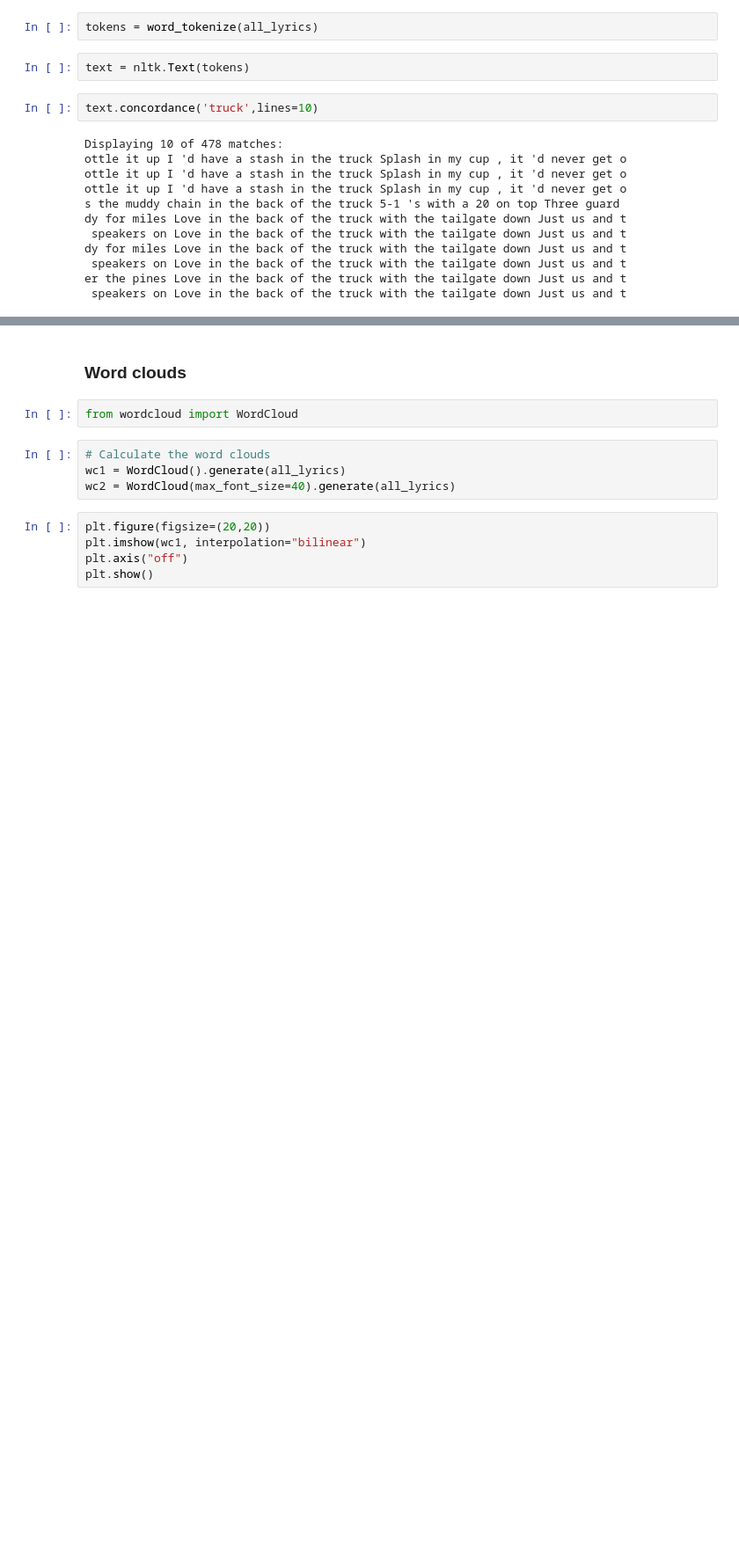
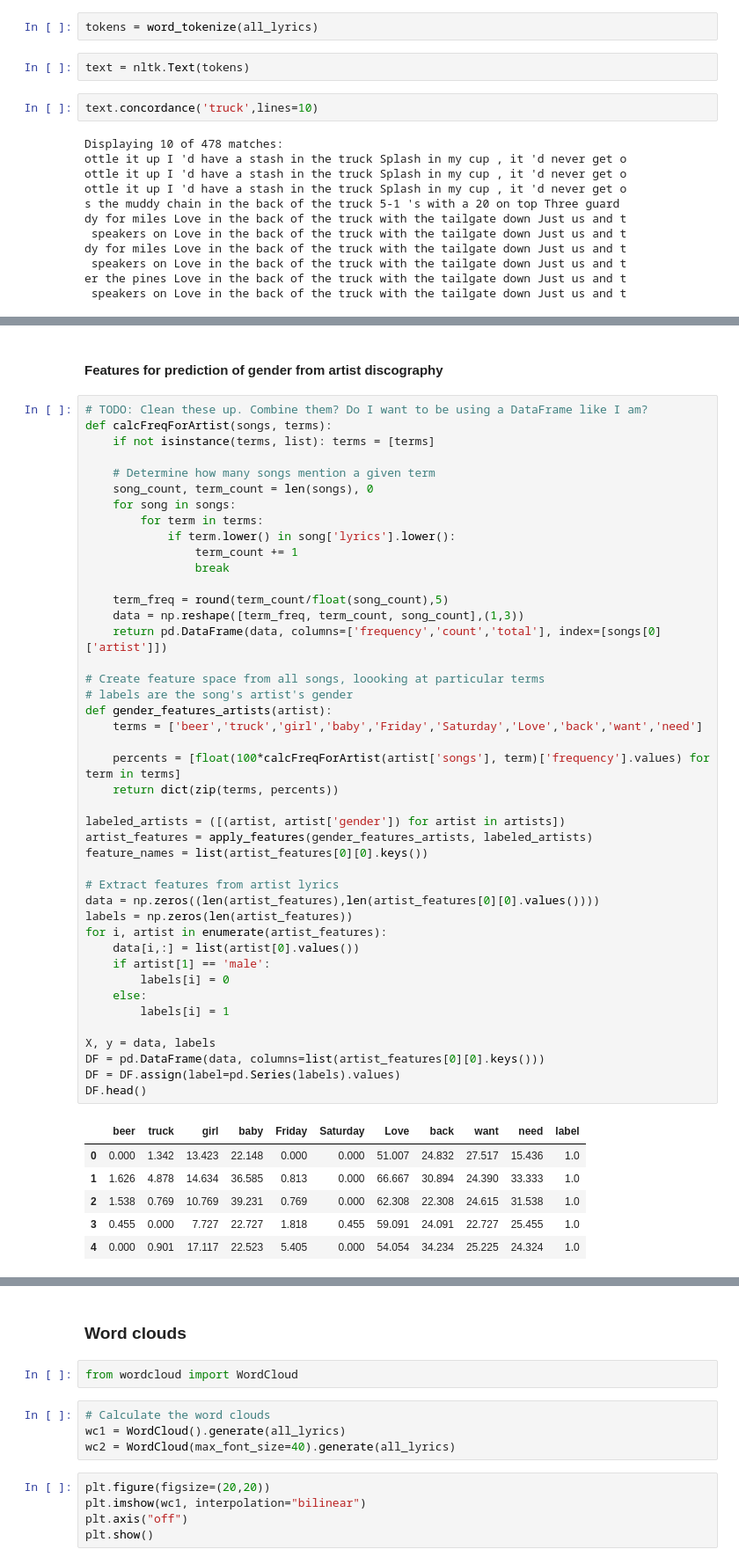
Before and after one commit to johnwmillr/trucks-and-beer, a Jupyter notebook: countryArtists.ipynb, the cells around one changed output, grey strips where cells are left out. Shown: that part at 88% size. Cells and saved outputs as stored; diff of their text form; blank space fills up the shorter version.

```diff
--- a/countryArtists.ipynb
+++ b/countryArtists.ipynb
@@ -502,0 +476,52 @@ er the pines Love in the back of the truck with the tailgate down Just us and t
+# %% [markdown]
+#### Features for prediction of gender from artist discography
+# %%
+# TODO: Clean these up. Combine them? Do I want to be using a DataFrame like I am?
+def calcFreqForArtist(songs, terms):
+    if not isinstance(terms, list): terms = [terms]
+
+    # Determine how many songs mention a given term
+    song_count, term_count = len(songs), 0
+    for song in songs:
+        for term in terms:
+            if term.lower() in song['lyrics'].lower():
+                term_count += 1
+                break
+
+    term_freq = round(term_count/float(song_count),5)
+    data = np.reshape([term_freq, term_count, song_count],(1,3))
+    return pd.DataFrame(data, columns=['frequency','count','total'], index=[songs[0]['artist']])
+
+# Create feature space from all songs, loooking at particular terms
+# labels are the song's artist's gender
+def gender_features_artists(artist):
+    terms = ['beer','truck','girl','baby','Friday','Saturday','Love','back','want','need']
+
+    percents = [float(100*calcFreqForArtist(artist['songs'], term)['frequency'].values) for term in terms]
+    return dict(zip(terms, percents))
+
+labeled_artists = ([(artist, artist['gender']) for artist in artists])
+artist_features = apply_features(gender_features_artists, labeled_artists)
+feature_names = list(artist_features[0][0].keys())
+
+# Extract features from artist lyrics
+data = np.zeros((len(artist_features),len(artist_features[0][0].values())))
+labels = np.zeros(len(artist_features))
+for i, artist in enumerate(artist_features):
+    data[i,:] = list(artist[0].values())
+    if artist[1] == 'male':
+        labels[i] = 0
+    else:
+        labels[i] = 1
+
+X, y = data, labels
+DF = pd.DataFrame(data, columns=list(artist_features[0][0].keys()))
+DF = DF.assign(label=pd.Series(labels).values)
+DF.head()
+# %% [output]
+|  | beer | truck | girl | baby | Friday | Saturday | Love | back | want | need | label |
+| 0 | 0.000 | 1.342 | 13.423 | 22.148 | 0.000 | 0.000 | 51.007 | 24.832 | 27.517 | 15.436 | 1.0 |
+| 1 | 1.626 | 4.878 | 14.634 | 36.585 | 0.813 | 0.000 | 66.667 | 30.894 | 24.390 | 33.333 | 1.0 |
+| 2 | 1.538 | 0.769 | 10.769 | 39.231 | 0.769 | 0.000 | 62.308 | 22.308 | 24.615 | 31.538 | 1.0 |
+| 3 | 0.455 | 0.000 | 7.727 | 22.727 | 1.818 | 0.455 | 59.091 | 24.091 | 22.727 | 25.455 | 1.0 |
+| 4 | 0.000 | 0.901 | 17.117 | 22.523 | 5.405 | 0.000 | 54.054 | 34.234 | 25.225 | 24.324 | 1.0 |
```
Also changed, not shown: parts of 14 cells of this notebook.
